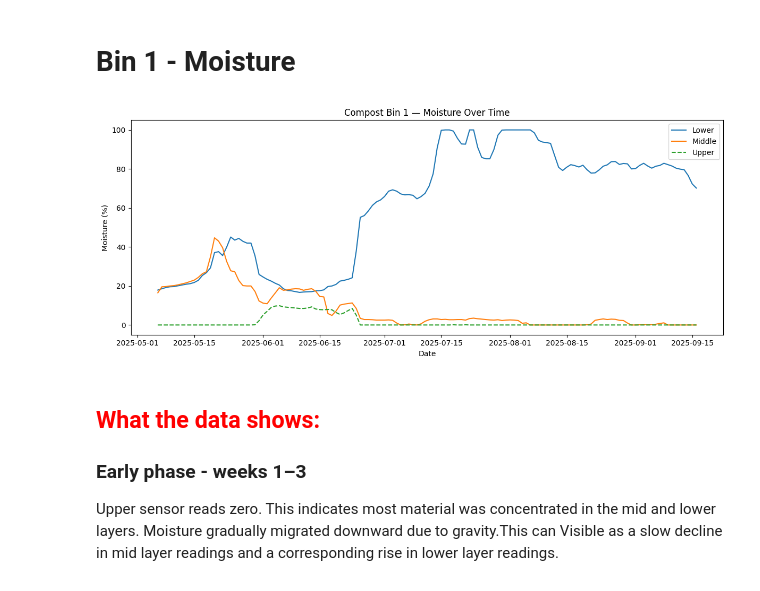
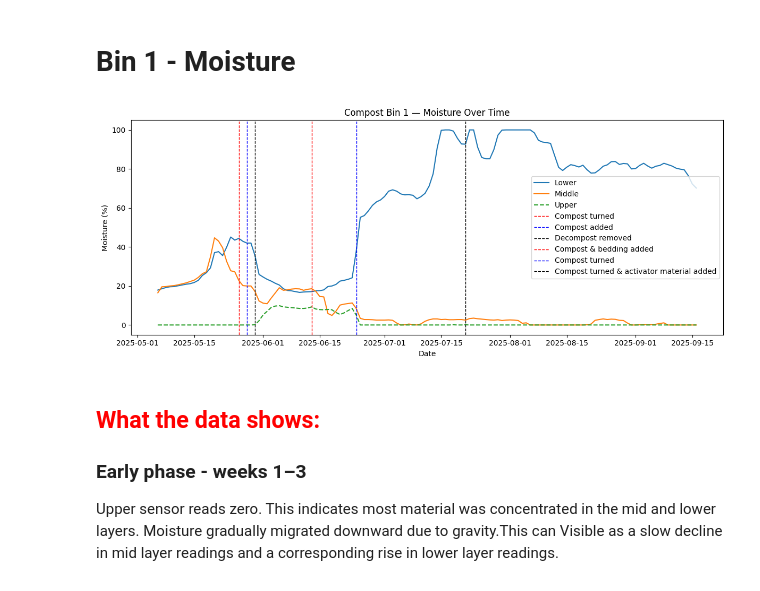
Before and after one commit to Compost-Coders/composting-coders, a Jupyter notebook: notebooks/Compost_Analysis_with_Research.ipynb, the cells around one changed output. Cells and saved outputs as stored; diff of their text form; code cells hidden in the pictures.

Commit message:
Event markers added to charts

```diff
--- a/notebooks/Compost_Analysis_with_Research.ipynb
+++ b/notebooks/Compost_Analysis_with_Research.ipynb
@@ -22,7 +22,7 @@ import seaborn as sns
 import matplotlib.pyplot as plt
 
 # Load dataset
-df = pd.read_csv('combined_compost_measurements.csv')
+df = pd.read_csv('../data/combined_compost_measurements.csv')
 
 df['Day'] = pd.to_datetime(df['Day'])
 
@@ -338,16 +347,22 @@ ___
 # %%
 plt.figure(figsize=(12, 5))
 plt.plot(df['Day'], df['Compost 1-Lower-Moisture'],  label='Lower')
 plt.plot(df['Day'], df['Compost 1-Middle-Moisture'], label='Middle')
 plt.plot(df['Day'], df['Compost 1-Upper-Moisture'],  label='Upper', linestyle='--')
+plt.axvline(x=pd.Timestamp('2025-05-26'), color='red', linestyle='--', linewidth=1, label='Compost turned')
+plt.axvline(x=pd.Timestamp('2025-05-28'), color='blue', linestyle='--', linewidth=1, label='Compost added')
+plt.axvline(x=pd.Timestamp('2025-05-30'), color='black', linestyle='--', linewidth=1, label='Decompost removed')
+plt.axvline(x=pd.Timestamp('2025-06-13'), color='red', linestyle='--', linewidth=1, label='Compost & bedding added')
+plt.axvline(x=pd.Timestamp('2025-06-24'), color='blue', linestyle='--', linewidth=1, label='Compost turned')
+plt.axvline(x=pd.Timestamp('2025-07-21'), color='black', linestyle='--', linewidth=1, label='Compost turned & activator material added')
 plt.title('Compost Bin 1 — Moisture Over Time')
 plt.xlabel('Date')
 plt.ylabel('Moisture (%)')
 plt.legend()
 plt.tight_layout()
 plt.show()
 # %% [output]
-[figure, old version]
+[figure, new version]
 # %% [markdown]
 
 <h2 style="color: red; font-weight: bold">What the data shows:</h2>
```
Also changed, not shown: parts of 2 cells of this notebook.
